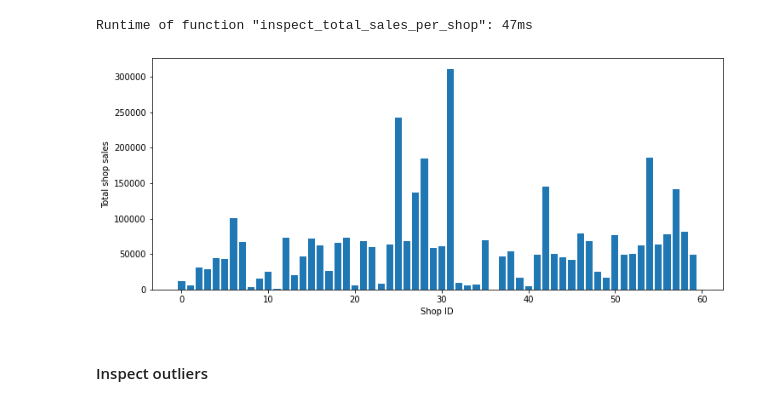
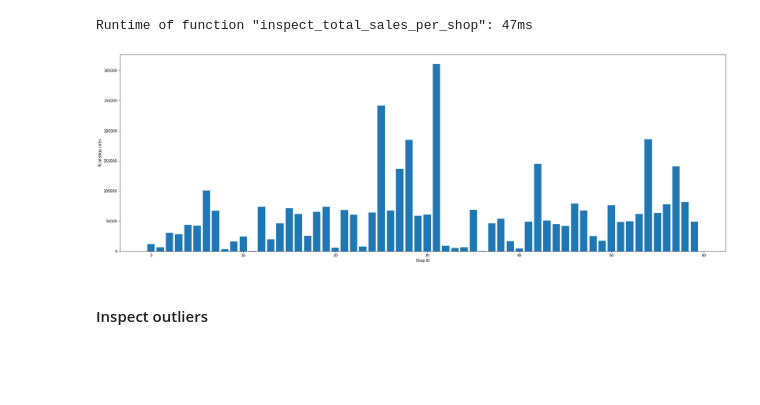
Before and after one commit to cedric-uden/hka-predicting_future_sales, a Jupyter notebook: Predicting_Future_Sales.ipynb, the cells around one changed output. Cells and saved outputs as stored; diff of their text form; code cells hidden in the pictures; blank space fills up the shorter version.

```diff
--- a/Predicting_Future_Sales.ipynb
+++ b/Predicting_Future_Sales.ipynb
@@ -342,12 +342,12 @@ if run_eda:
 Runtime of function "inspect_total_sales_per_shop": 47ms
 # %%
 if run_eda:
-    plt.figure(figsize=(12,5))
+    plt.figure()
     plt.bar(sales_per_shop.index, sales_per_shop['item_cnt_total'])
     plt.xlabel("Shop ID")
     plt.ylabel("Total shop sales")
 # %% [output]
-[figure, old version]
+[figure, new version]
 # %% [markdown]
 #### Inspect outliers
 # %% [markdown]
```
Also changed, not shown: parts of 7 cells of this notebook, 1 other file.
